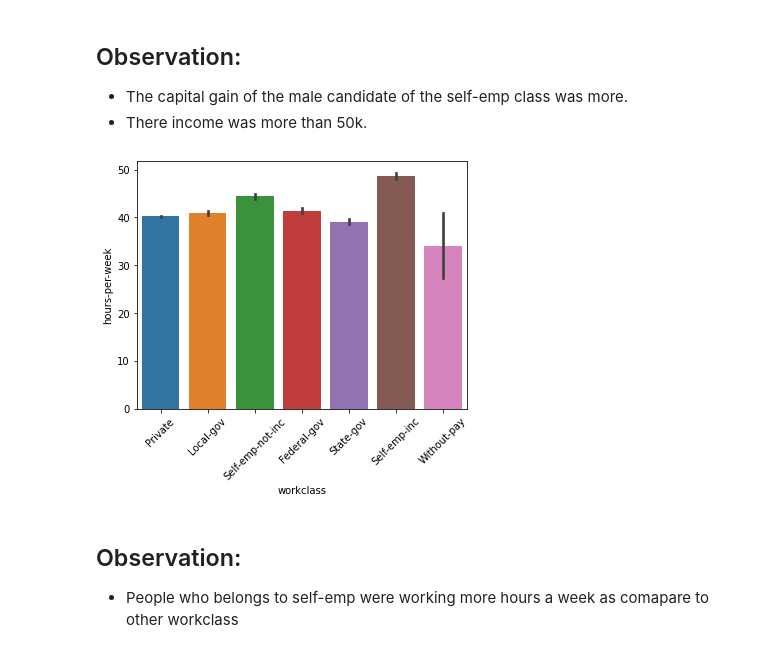
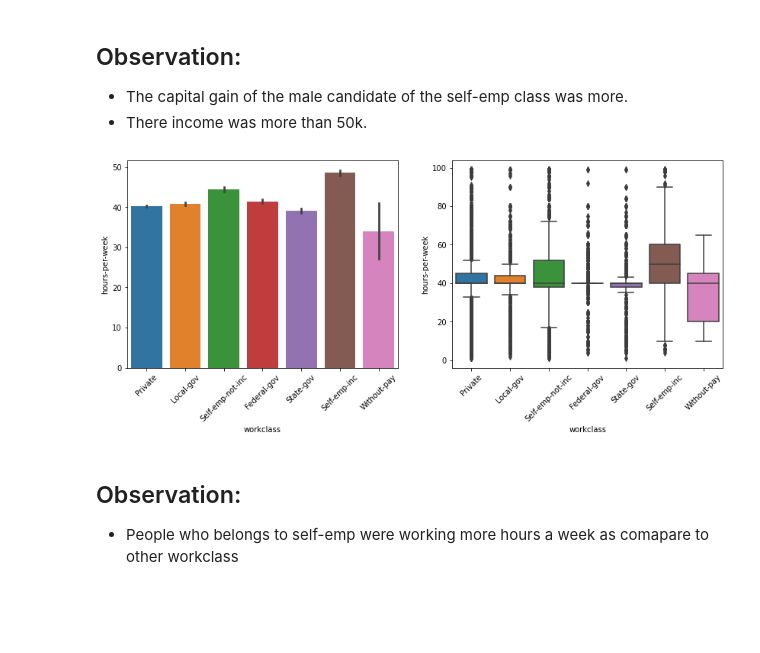
Before and after one commit to rak3n/CIPHERSCHOOLS_ASSIGNMENTS-1, a Jupyter notebook: Assignment-4/JIETML_ASSIGNMENT-4.ipynb, the cells around one changed output. Drawn from its saved outputs; the diff is of its cells as text; code cells hidden in the pictures; blank space fills up the shorter version.

```diff
--- a/Assignment-4/JIETML_ASSIGNMENT-4.ipynb
+++ b/Assignment-4/JIETML_ASSIGNMENT-4.ipynb
@@ -620,27 +620,32 @@ plt.show()
 - The capital gain of the male candidate of the self-emp class was more.
 - There income was more than 50k.
 # %%
-plt.figure(figsize=(13,10))                      #1
+plt.figure(figsize=(14,5))                      #1
 # plt.subplot(2,2,1)
 # plt.xticks(rotation=45)
 # sns.barplot(data=df,x="workclass",y="hours-per-week",hue="race")
 
 # plt.subplot(2,2,2)
 # sns.boxplot(data=df,x="workclass",y="hours-per-week",hue="gender")
 # plt.xticks(rotation=45)
 
 
-plt.subplot(2,2,3)
+plt.subplot(121)
 plt.xticks(rotation=45)
 sns.barplot(data=df,x="workclass",y="hours-per-week")
+
+
+plt.subplot(122)
+plt.xticks(rotation=45)
+sns.boxplot(data=df,x="workclass",y="hours-per-week")
 
 # plt.subplot(2,2,4)
 # sns.boxplot(data=df,x="workclass",y="hours-per-week",hue="gender")
 # plt.xticks(rotation=45)
 
 plt.show()
 # %% [output]
-[figure, old version]
+[figure, new version]
 # %% [markdown]
 ## Observation:
 - People who belongs to self-emp were working more hours a week as comapare to other workclass
```
Also changed, not shown: parts of 13 cells of this notebook.
